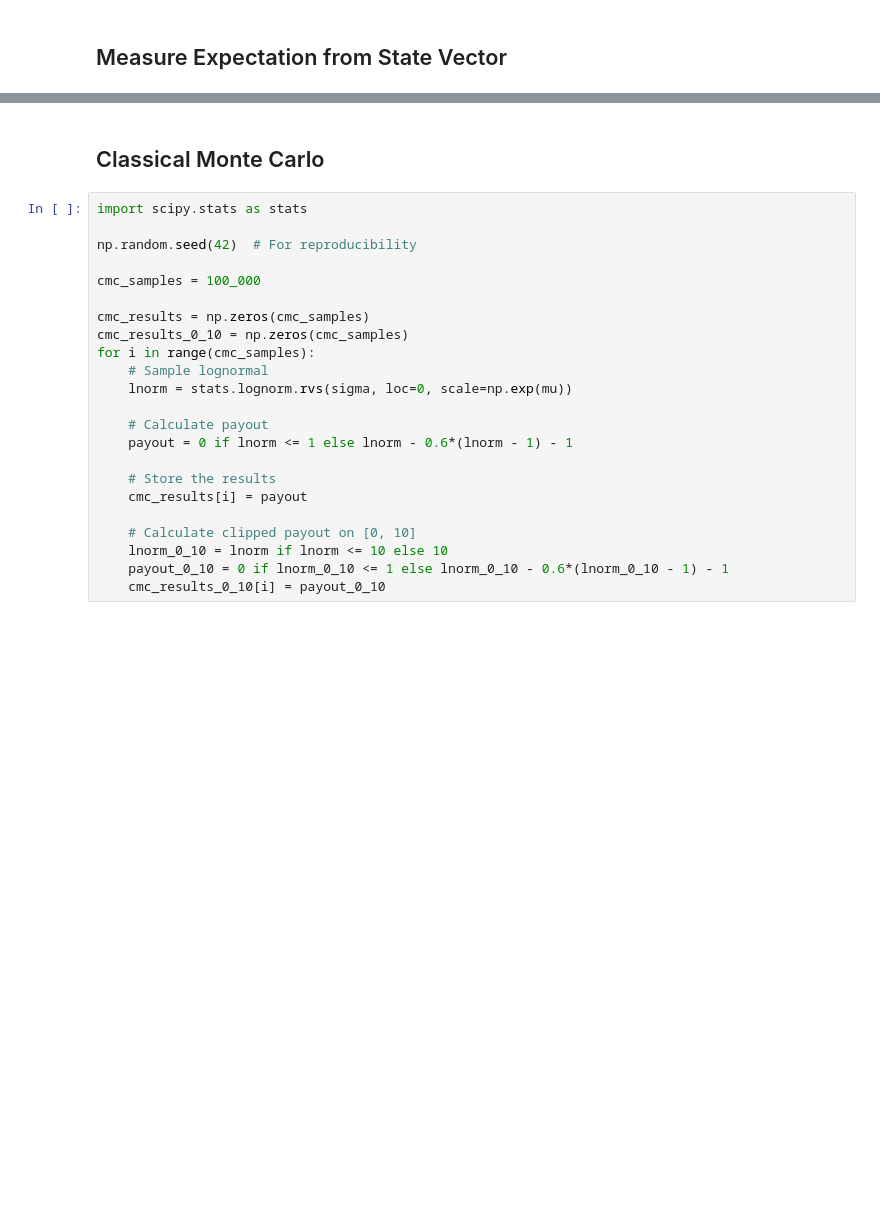
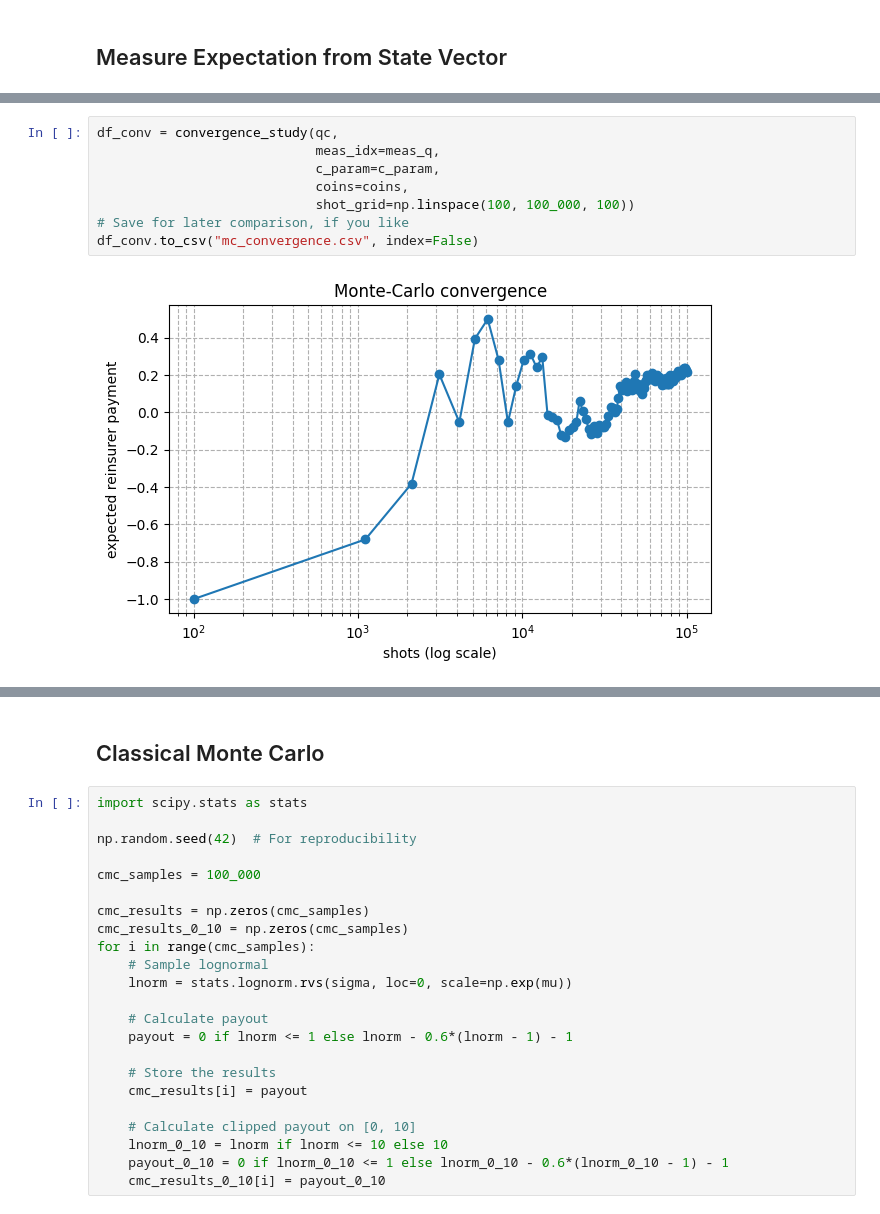
Before and after one commit to AlexFiliakov/knowledge-pricing, a Jupyter notebook: 4.b. Quantum Excess Evaluation Algorithm.ipynb, the cells around one changed output, grey strips where cells are left out. Saved outputs shown, nothing was run; the diff lists cells and outputs as text; blank space fills up the shorter version.

```diff
--- a/4.b. Quantum Excess Evaluation Algorithm.ipynb
+++ b/4.b. Quantum Excess Evaluation Algorithm.ipynb
@@ -424,0 +510,10 @@ e_pmt_qubits_10 = None
+# %%
+df_conv = convergence_study(qc,
+                            meas_idx=meas_q,
+                            c_param=c_param,
+                            coins=coins,
+                            shot_grid=np.linspace(100, 100_000, 100))
+# Save for later comparison, if you like
+df_conv.to_csv("mc_convergence.csv", index=False)
+# %% [output]
+[figure, added]
```
Also changed, not shown: parts of 21 cells of this notebook.
